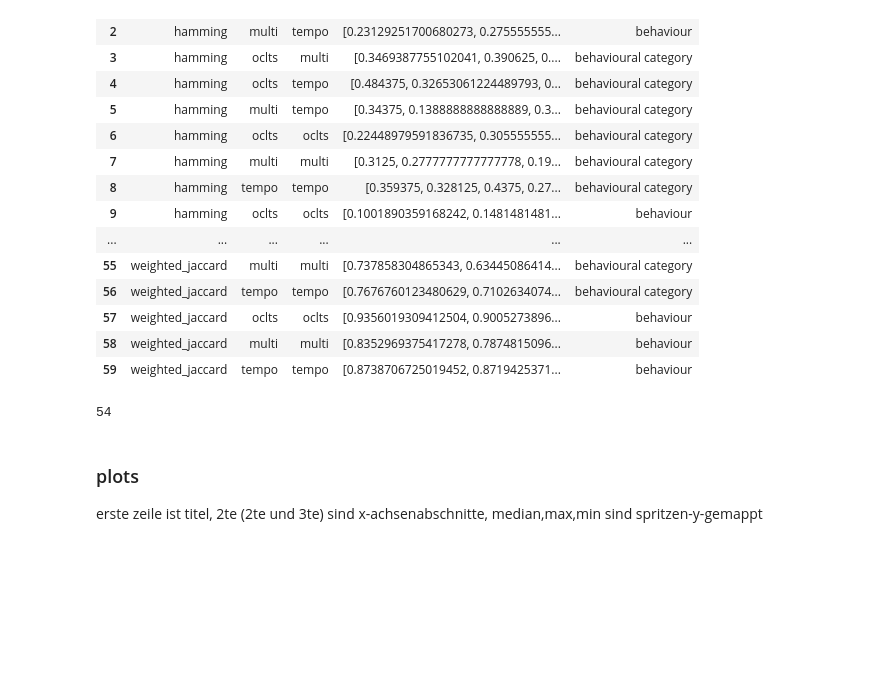
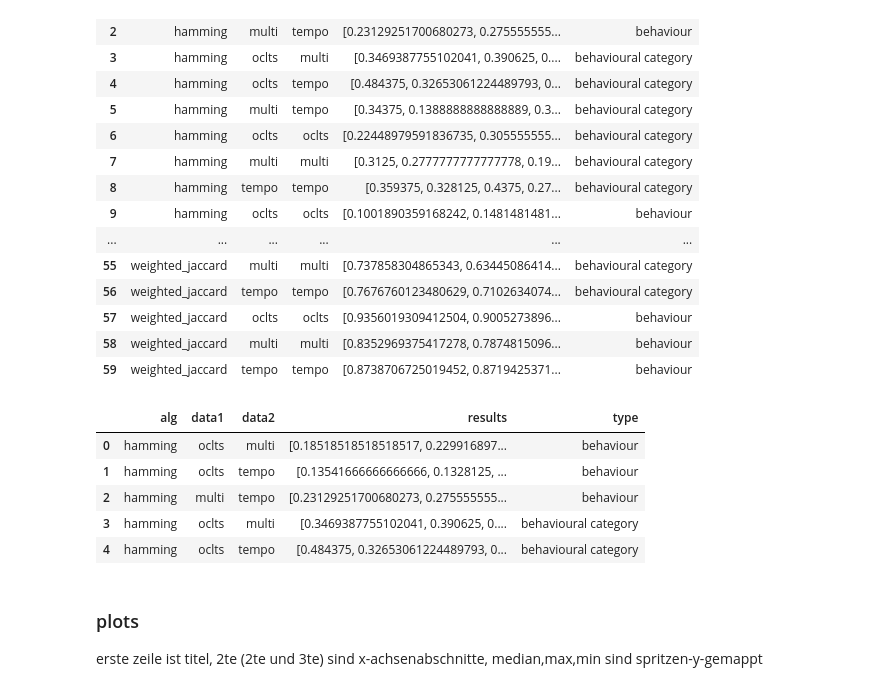
Before and after one commit to nicolkraus/AnalyzeBehavior, a Jupyter notebook: Investigating network similarity.ipynb, the cells around one changed output. Cells and saved outputs as stored; diff of their text form; code cells hidden in the pictures; blank space fills up the shorter version.

Commit message:
checkpoint ged table

```diff
--- a/Investigating network similarity.ipynb
+++ b/Investigating network similarity.ipynb
@@ -345,6 +345,11 @@ beh_multi = [41,75,74,62,70,54,73,85,65,70,61,55,79,46,71,52,48,62,61,77]
 beh_tempo = [77,63,62,24,15,13]
 beh_oclts_multi = [50,67,62,64,56,46,85,43,69,47,76,53,63,83,57,76,77,94,52,73,68,47,64,57,73,73,51,62,76,46,42,49,70,91,78,66,80,72,79,89,82,79,50,78,66,62,74,67,67,87,72,67,51,66,81,64,68,60,80,85,61,65,71,63,82,61,67,77,62,74,60,68,61]
 beh_oclts_tempo = [70,80,85,74,74,80,93,81,67,72,64,19,55,43,63,61,66,50,55,44,34,25,52,57,59,67,43,49,66,44,30,52,16,64,67,64,46,61,73,33,58,45]
-beh_multi_tempo = []
+beh_multi_tempo = [86,49,39,50,81,70,54,59,81,44,37,68,67,58,64,57,38,66,67,54,91,52,57,58]
+
+cat_oclts = [10,7,12,17,2,8,12,11,9,2,5,2,7,8,2,2,3,10,5,10,5,5,4,4,7,5,10,4,2,1,3,12,15,9,5,6,8,17,6,10,9,7,2,4,3,3,8,1,3,12,2,11,9]
+cat_multi = [14,15,5,15,3,11,8,8,8,18,14,6,6,9,11,11,15,19,14,15,8,10]
+cat_tempo = [17,19,24,6,9,7]
+cat_oclts_multi = [15,7,8,5,2,13,7,5,2,13,7,5,6,6,15,27,17,20,15,10,25,19,15,16,18,27,18,8,11,6,1,16,10,6,7,9,18,1,9,12,9,8,17,11,9,10,12,1,33,23,26,21,16,31,25,21,22,24,33,29,19,22,17,12,27,21,17,18,20,29]
+cat_oclts_tempo = [31,21,24,19,14,29,23,19,20,22,31,14,6,7,4,5,12,8,6,5,7,14,12,6,9,4,5,3,12,7,7,10,9,10,7,7,9,8,7]
+cat_multi_tempo = [16,6,17,13,12,6,6,3,15,6,4,9,19,15,5,15,8,6,7,21,17,8,20,11,11,12,26,22]
-# %% [output]
-54
@@ -351,3 +369,12 @@ beh_multi_tempo = []
+# %%
+df.head()
+# %% [output]
+|  | alg | data1 | data2 | results | type |
+| 0 | hamming | oclts | multi | [0.18518518518518517, 0.229916897... | behaviour |
+| 1 | hamming | oclts | tempo | [0.13541666666666666, 0.1328125, ... | behaviour |
+| 2 | hamming | multi | tempo | [0.23129251700680273, 0.275555555... | behaviour |
+| 3 | hamming | oclts | multi | [0.3469387755102041, 0.390625, 0.... | behavioural category |
+| 4 | hamming | oclts | tempo | [0.484375, 0.32653061224489793, 0... | behavioural category |
 # %% [markdown]
 ### plots
 erste zeile ist titel,
```
Also changed, not shown: parts of 3 cells of this notebook.
